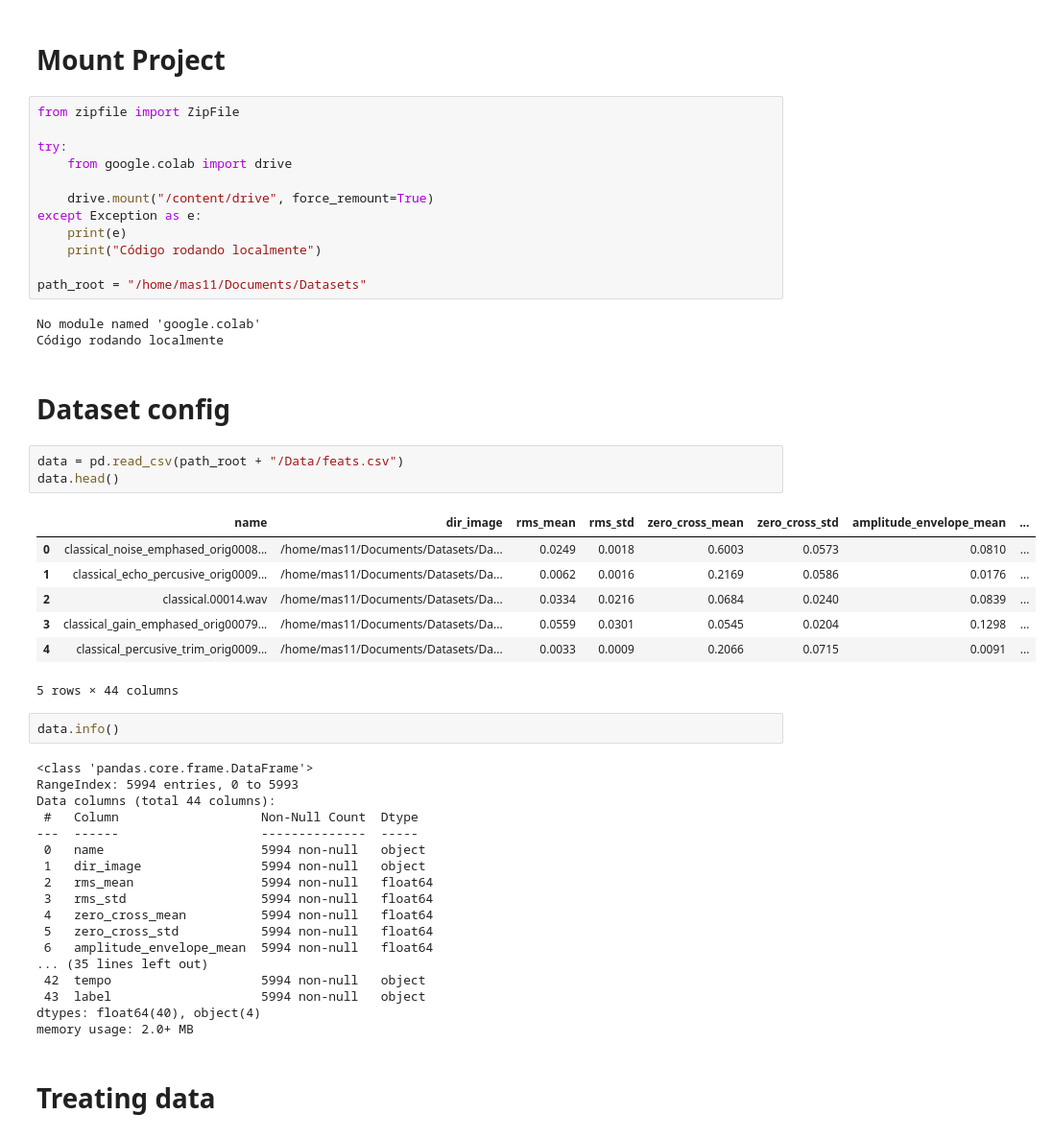
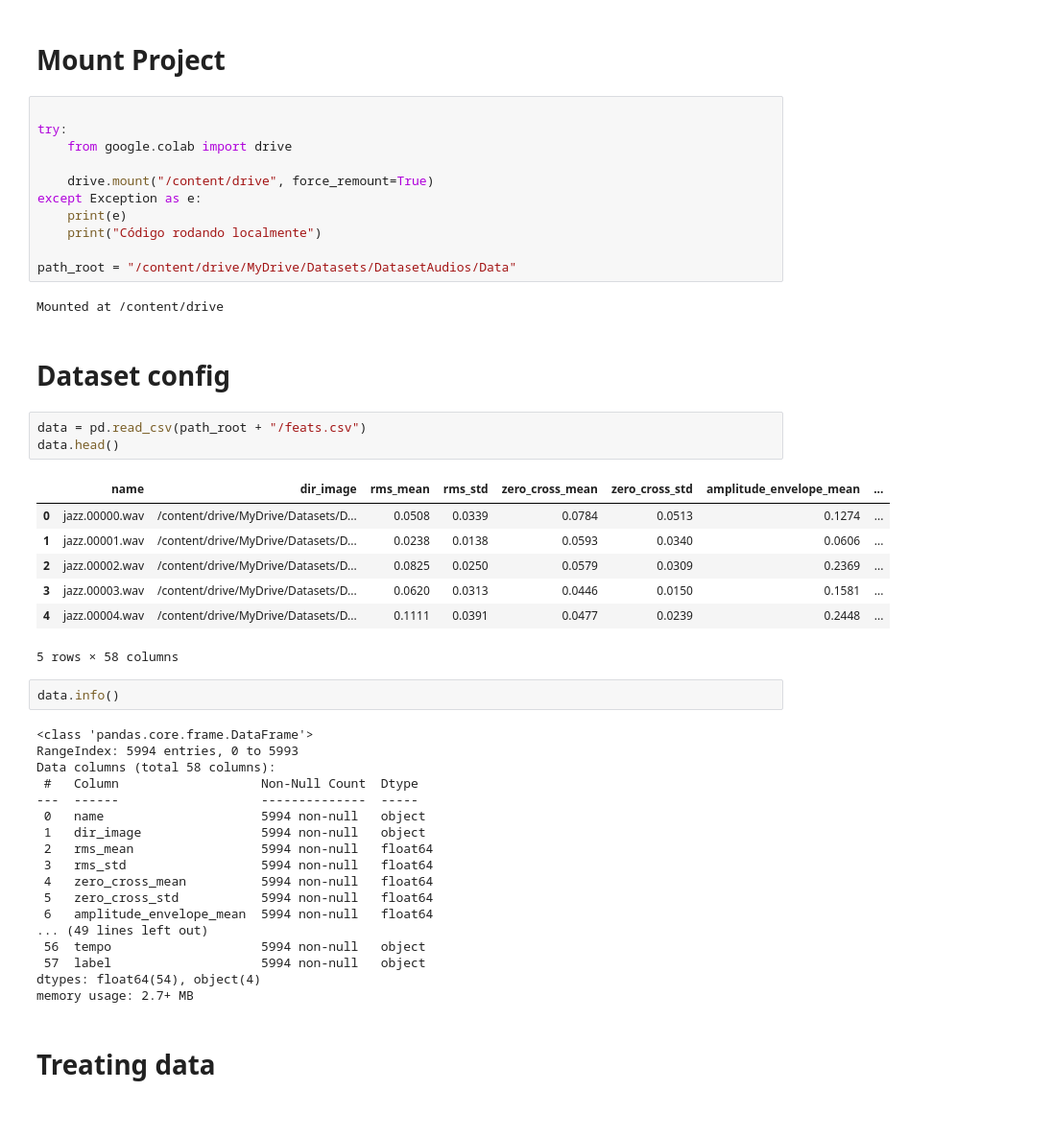
Before and after one commit to Ayrsz/GenreRecognizer, a Jupyter notebook: Model Machine Learning/Model.ipynb, the cells around one changed output. Shown at 96% size. Drawn from its saved outputs; the diff is of its cells as text.

```diff
--- a/Model Machine Learning/Model.ipynb
+++ b/Model Machine Learning/Model.ipynb
@@ -26,7 +26,6 @@ import soundfile as sf
 # %% [markdown]
 # Mount Project
 # %%
-from zipfile import ZipFile
 
 try:
     from google.colab import drive
@@ -36,29 +35,28 @@ except Exception as e:
     print(e)
     print("Código rodando localmente")
 
-path_root = "/home/mas11/Documents/Datasets"
+path_root = "/content/drive/MyDrive/Datasets/DatasetAudios/Data"
 # %% [output]
-No module named 'google.colab'
-Código rodando localmente
+Mounted at /content/drive
 # %% [markdown]
 # Dataset config
 # %%
-data = pd.read_csv(path_root + "/Data/feats.csv")
+data = pd.read_csv(path_root + "/feats.csv")
 data.head()
 # %% [output]
 |  | name | dir_image | rms_mean | rms_std | zero_cross_mean | zero_cross_std | amplitude_envelope_mean | ... |
-| 0 | classical_noise_emphased_orig0008... | /home/mas11/Documents/Datasets/Da... | 0.0249 | 0.0018 | 0.6003 | 0.0573 | 0.0810 | ... |
-| 1 | classical_echo_percusive_orig0009... | /home/mas11/Documents/Datasets/Da... | 0.0062 | 0.0016 | 0.2169 | 0.0586 | 0.0176 | ... |
-| 2 | classical.00014.wav | /home/mas11/Documents/Datasets/Da... | 0.0334 | 0.0216 | 0.0684 | 0.0240 | 0.0839 | ... |
-| 3 | classical_gain_emphased_orig00079... | /home/mas11/Documents/Datasets/Da... | 0.0559 | 0.0301 | 0.0545 | 0.0204 | 0.1298 | ... |
-| 4 | classical_percusive_trim_orig0009... | /home/mas11/Documents/Datasets/Da... | 0.0033 | 0.0009 | 0.2066 | 0.0715 | 0.0091 | ... |
+| 0 | jazz.00000.wav | /content/drive/MyDrive/Datasets/D... | 0.0508 | 0.0339 | 0.0784 | 0.0513 | 0.1274 | ... |
+| 1 | jazz.00001.wav | /content/drive/MyDrive/Datasets/D... | 0.0238 | 0.0138 | 0.0593 | 0.0340 | 0.0606 | ... |
+| 2 | jazz.00002.wav | /content/drive/MyDrive/Datasets/D... | 0.0825 | 0.0250 | 0.0579 | 0.0309 | 0.2369 | ... |
+| 3 | jazz.00003.wav | /content/drive/MyDrive/Datasets/D... | 0.0620 | 0.0313 | 0.0446 | 0.0150 | 0.1581 | ... |
+| 4 | jazz.00004.wav | /content/drive/MyDrive/Datasets/D... | 0.1111 | 0.0391 | 0.0477 | 0.0239 | 0.2448 | ... |
-5 rows × 44 columns
+5 rows × 58 columns
 # %%
 data.info()
 # %% [output]
 <class 'pandas.core.frame.DataFrame'>
 RangeIndex: 5994 entries, 0 to 5993
-Data columns (total 44 columns):
+Data columns (total 58 columns):
  #   Column                   Non-Null Count  Dtype
 ---  ------                   --------------  -----
  0   name                     5994 non-null   object
@@ -68,11 +66,11 @@ Data columns (total 44 columns):
  4   zero_cross_mean          5994 non-null   float64
  5   zero_cross_std           5994 non-null   float64
  6   amplitude_envelope_mean  5994 non-null   float64
-... (35 lines left out)
- 42  tempo                    5994 non-null   object
- 43  label                    5994 non-null   object
-dtypes: float64(40), object(4)
-memory usage: 2.0+ MB
+... (49 lines left out)
+ 56  tempo                    5994 non-null   object
+ 57  label                    5994 non-null   object
+dtypes: float64(54), object(4)
+memory usage: 2.7+ MB
 # %% [markdown]
 # Treating data
 # %%
```
Also changed, not shown: parts of 17 cells of this notebook.
